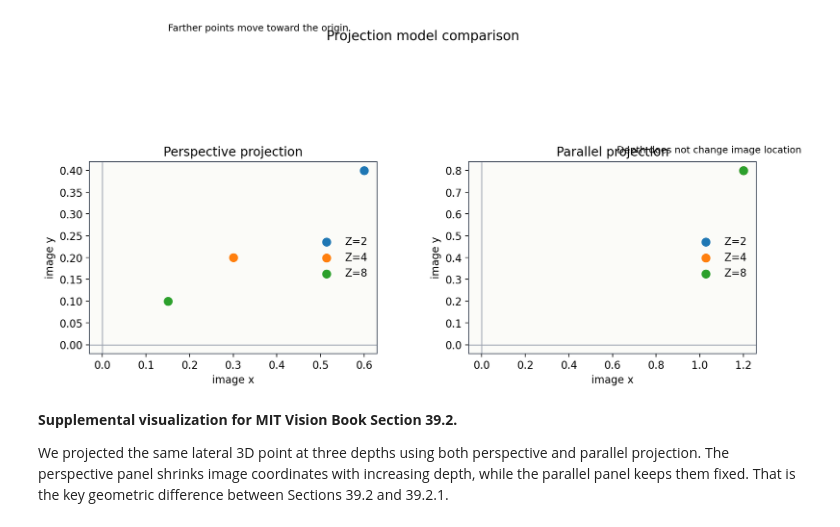
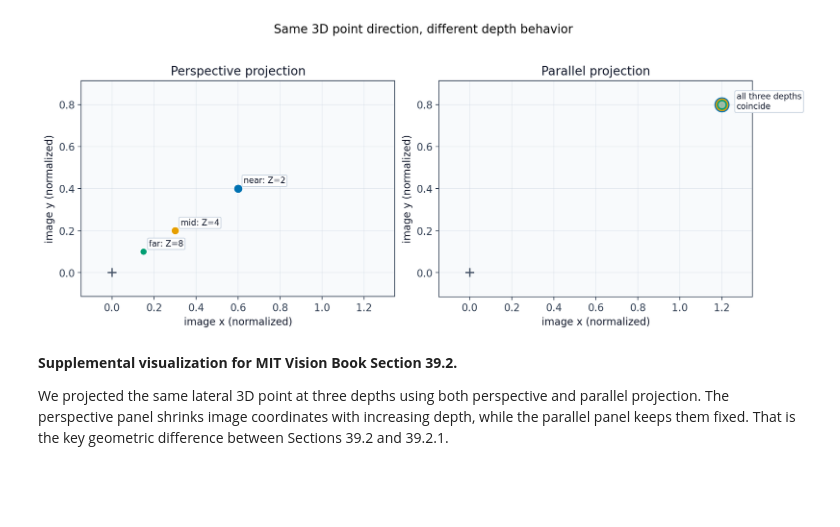
Before and after one commit to pantelis/eng-ai-agents, a Jupyter notebook: notebooks/CV/2026/spring/final/chapter-39-camera-modeling/index.ipynb, the cells around one changed output. Cells and saved outputs as stored; diff of their text form; code cells hidden in the pictures; blank space fills up the shorter version.

```diff
--- a/notebooks/CV/2026/spring/final/chapter-39-camera-modeling/index.ipynb
+++ b/notebooks/CV/2026/spring/final/chapter-39-camera-modeling/index.ipynb
@@ -141,32 +173,79 @@ def project_with_matrix(points_world: torch.Tensor, M: torch.Tensor) -> torch.Te
             the foreshortening that real pinhole cameras produce.
 # %%
 z_values = torch.tensor([2.0, 4.0, 8.0], dtype=torch.float64)
-x_offsets = torch.tensor([1.2, 1.2, 1.2], dtype=torch.float64)
-y_offsets = torch.tensor([0.8, 0.8, 0.8], dtype=torch.float64)
+xy = torch.tensor([1.2, 0.8], dtype=torch.float64)
+principal_point = torch.tensor([0.0, 0.0], dtype=torch.float64)
+perspective_points = torch.stack([xy / z for z in z_values])
+parallel_point = xy.clone()
 
-fig, axes = plt.subplots(1, 2, figsize=(12, 5))
+fig, axes = plt.subplots(1, 2, figsize=(11.5, 4.8), constrained_layout=True)
 
-for depth, x_val, y_val in zip(z_values, x_offsets, y_offsets, strict=True):
-    perspective = torch.tensor([x_val / depth, y_val / depth], dtype=torch.float64)
-    parallel = torch.tensor([x_val, y_val], dtype=torch.float64)
-    axes[0].scatter(float(perspective[0]), float(perspective[1]), s=70, label=f"Z={depth:.0f}")
-    axes[1].scatter(float(parallel[0]), float(parallel[1]), s=70, label=f"Z={depth:.0f}")
+labels = ["near", "mid", "far"]
+colors = [COLORS["blue"], COLORS["orange"], COLORS["green"]]
+marker_sizes = [95, 75, 58]
 
-for ax, title in zip(axes, ["Perspective projection", "Parallel projection"], strict=True):
-    ax.axhline(0.0, color="#9ca3af", lw=1.0)
-    ax.axvline(0.0, color="#9ca3af", lw=1.0)
-    ax.set_xlabel("image x")
-    ax.set_ylabel("image y")
-    ax.set_title(title)
-    ax.legend(frameon=False)
-    ax.set_aspect("equal", adjustable="box")
+persp_all = torch.vstack([perspective_points, principal_point.unsqueeze(0)])
+parallel_all = torch.vstack([parallel_point.unsqueeze(0), principal_point.unsqueeze(0)])
+all_points = torch.vstack([persp_all, parallel_all])
+pad_x = 0.08 * float(all_points[:, 0].max() - all_points[:, 0].min()) + 0.05
+pad_y = 0.08 * float(all_points[:, 1].max() - all_points[:, 1].min()) + 0.05
+xlim = (float(all_points[:, 0].min()) - pad_x, float(all_points[:, 0].max()) + pad_x)
+ylim = (float(all_points[:, 1].min()) - pad_y, float(all_points[:, 1].max()) + pad_y)
 
-axes[0].text(0.15, 0.72, "Farther points move toward the origin", fontsize=10)
-axes[1].text(0.62, 0.88, "Depth does not change image location", fontsize=10)
-fig.suptitle("Projection model comparison", fontsize=14)
+ax = axes[0]
+for point, depth, label, color, size in zip(perspective_points, z_values, labels, colors, marker_sizes, strict=True):
+    ax.scatter(float(point[0]), float(point[1]), s=size, color=color, edgecolor="white", linewidth=0.9, zorder=3)
+    ax.annotate(
+        f"{label}: Z={depth:.0f}",
+        xy=(float(point[0]), float(point[1])),
+        xytext=(6, 6),
+        textcoords="offset points",
+        fontsize=9,
+        color="#0f172a",
+        bbox=dict(boxstyle="round,pad=0.18", facecolor="white", edgecolor="#cbd5e1", alpha=0.95),
+    )
+ax.scatter(float(principal_point[0]), float(principal_point[1]), marker="+", s=90, color=COLORS["gray"], linewidth=1.5, zorder=4)
+ax.set_title("Perspective projection")
+ax.set_xlabel("image x (normalized)")
+ax.set_ylabel("image y (normalized)")
+ax.set_xlim(*xlim)
+ax.set_ylim(*ylim)
+ax.set_aspect("equal", adjustable="box")
+light_grid(ax)
+
+ax = axes[1]
+for depth, color, size, alpha in zip(z_values, colors, [220, 150, 85], [0.32, 0.22, 0.12], strict=True):
+    ax.scatter(
+        float(parallel_point[0]),
+        float(parallel_point[1]),
+        s=size,
+        facecolor=mcolors.to_rgba(color, alpha),
+        edgecolor=color,
+        linewidth=1.6,
+        zorder=3,
+        label=f"Z={depth:.0f}",
+    )
+ax.scatter(float(principal_point[0]), float(principal_point[1]), marker="+", s=90, color=COLORS["gray"], linewidth=1.5, zorder=4)
+ax.text(
+    float(parallel_point[0]) + 0.07,
+    float(parallel_point[1]) - 0.02,
+    "all three depths\ncoincide",
+    fontsize=9,
+    color="#0f172a",
+    bbox=dict(boxstyle="round,pad=0.22", facecolor="white", edgecolor="#cbd5e1", alpha=0.95),
+)
+ax.set_title("Parallel projection")
+ax.set_xlabel("image x (normalized)")
+ax.set_ylabel("image y (normalized)")
+ax.set_xlim(*xlim)
+ax.set_ylim(*ylim)
+ax.set_aspect("equal", adjustable="box")
+light_grid(ax)
+
+fig.suptitle("Same 3D point direction, different depth behavior", fontsize=13)
 savefig(fig, "01-projection-models.png")
 # %% [output]
-[figure, old version]
+[figure, new version]
 # %% [markdown]
 **Supplemental visualization for MIT Vision Book Section 39.2.**
 
```
Also changed, not shown: parts of 10 cells of this notebook.
